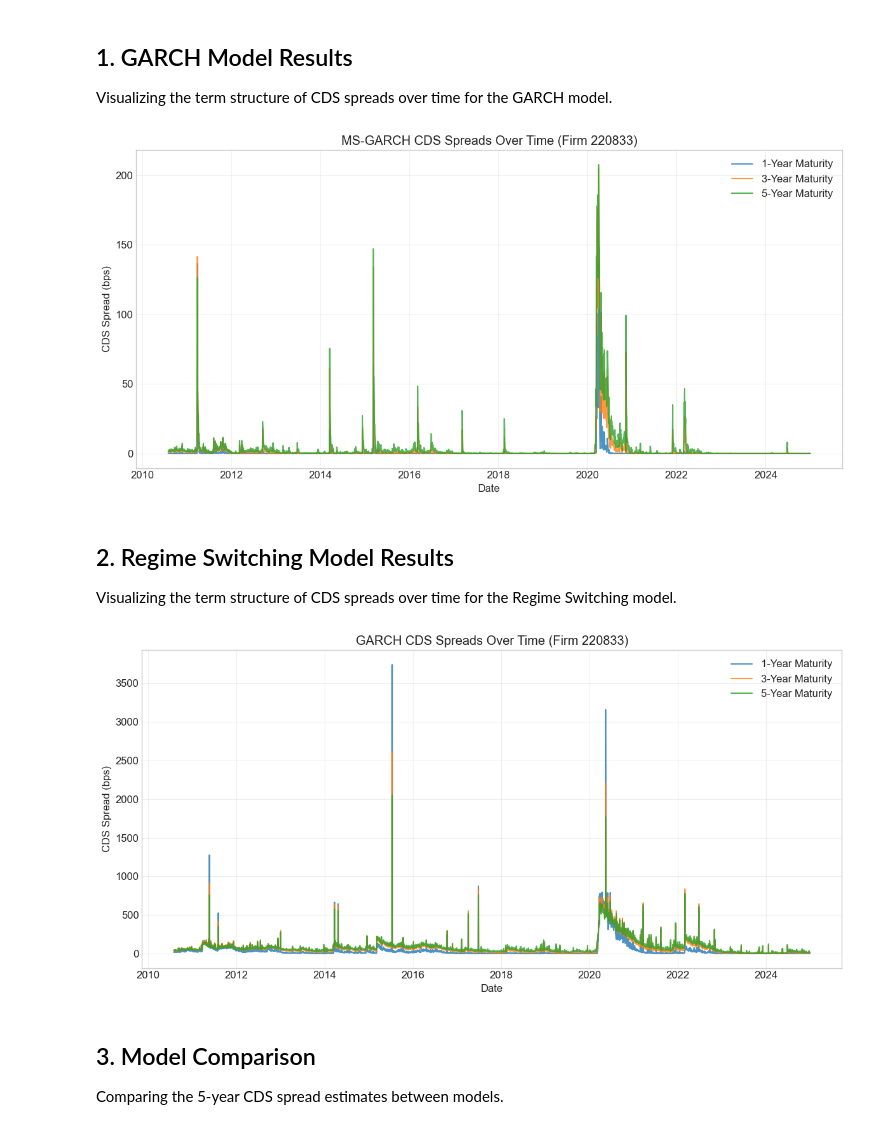
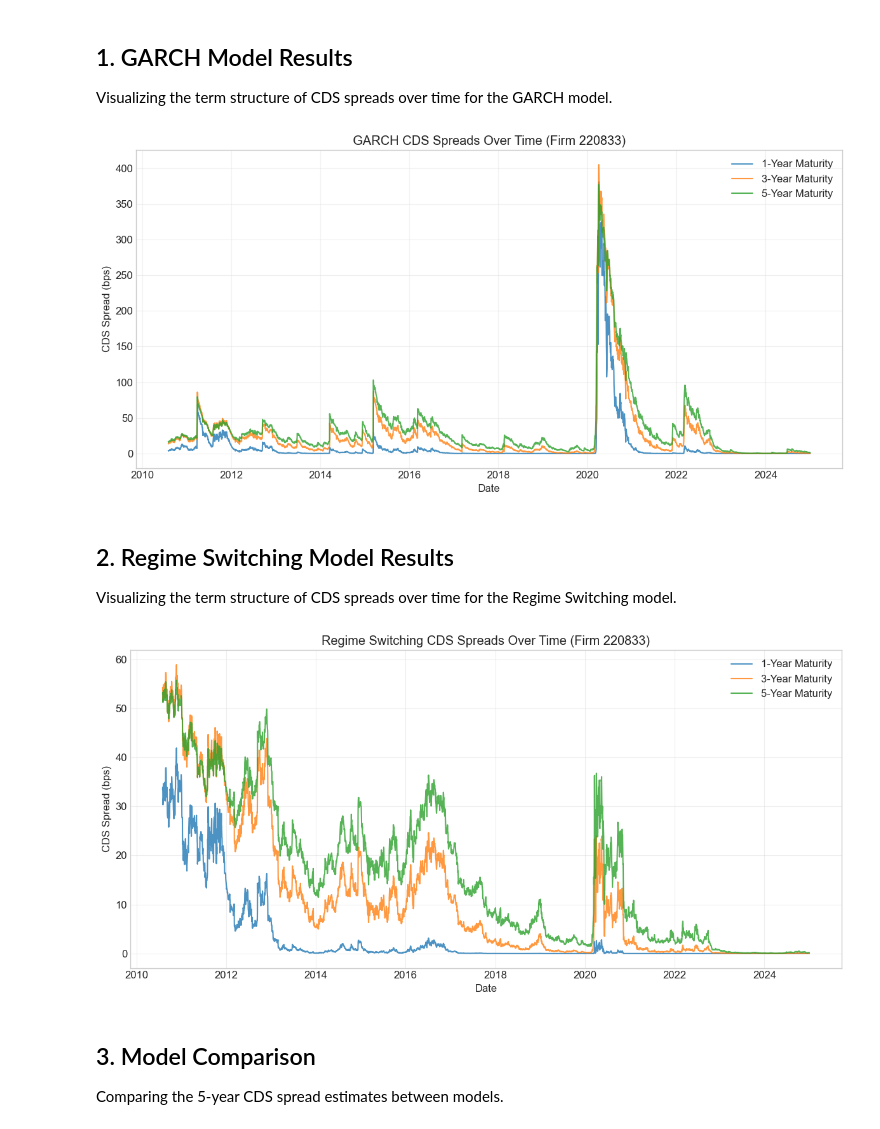
Before and after one commit to ChaseW3/Seminar-QF, a Jupyter notebook: Seminar QF/notebooks/visualize_results.ipynb, the cells around one changed output. Saved outputs shown, nothing was run; the diff lists cells and outputs as text; code cells hidden in the pictures.

```diff
--- a/Seminar QF/notebooks/visualize_results.ipynb
+++ b/Seminar QF/notebooks/visualize_results.ipynb
@@ -74,16 +74,16 @@ Warning: /Users/thomasdeleeuw/Downloads/Seminar-QF/Seminar QF/data/output/cds_sp
 Visualizing the term structure of CDS spreads over time for the GARCH model.
 # %%
 # Plot for firm 14447
-plotter.plot_spreads_over_time('MS-GARCH', gvkey=220833, maturities=[1, 3, 5])
+plotter.plot_spreads_over_time('GARCH', gvkey=220833, maturities=[1, 3, 5])
 # %% [output]
-[figure, old version]
+[figure, new version]
 # %% [markdown]
 ## 2. Regime Switching Model Results
 Visualizing the term structure of CDS spreads over time for the Regime Switching model.
 # %%
-plotter.plot_spreads_over_time('GARCH', gvkey=220833, maturities=[1, 3, 5])
+plotter.plot_spreads_over_time('Regime Switching', gvkey=220833, maturities=[1, 3, 5])
 # %% [output]
-[figure, old version]
+[figure, new version]
 # %% [markdown]
 ## 3. Model Comparison
 Comparing the 5-year CDS spread estimates between models.
```
Also changed, not shown: parts of 2 cells of this notebook, 5 other files.
